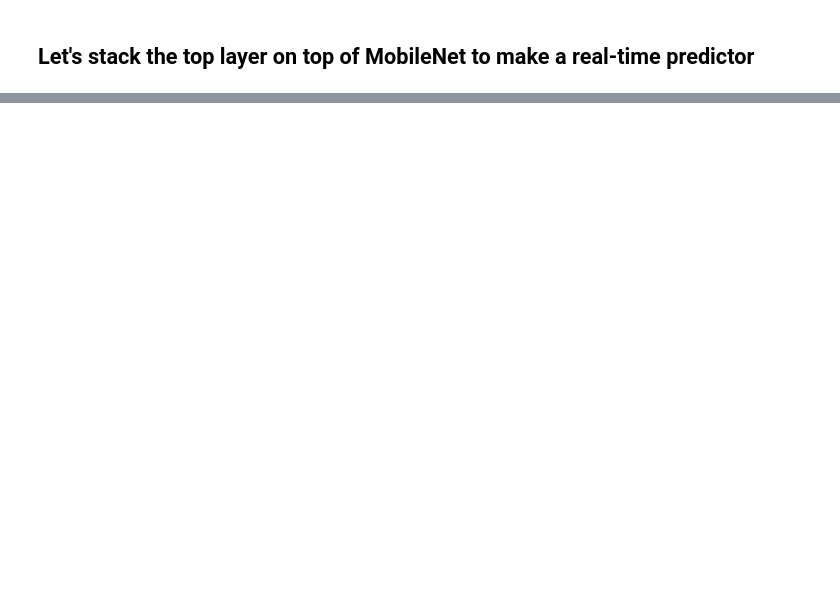
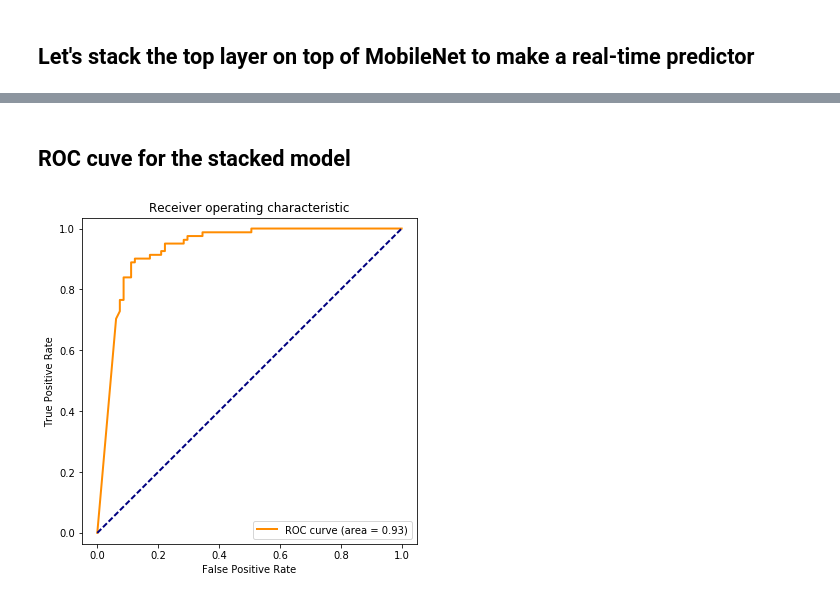
Before and after one commit to brtknr/SushiSandwichClassifier, a Jupyter notebook: sushi-or-sandwich-keras.ipynb, the cells around one changed output, grey strips where cells are left out. Cells and saved outputs as stored; diff of their text form; code cells hidden in the pictures; blank space fills up the shorter version.

```diff
--- a/sushi-or-sandwich-keras.ipynb
+++ b/sushi-or-sandwich-keras.ipynb
@@ -426,0 +694,6 @@ for ix,(im,l,p) in enumerate(zip(images,labels,predictions.flatten())):
+# %% [markdown]
+## ROC cuve for the stacked model
+# %%
+plot_roc_curve(model_stacked, test_generator)
+# %% [output]
+[figure, added]
```
Also changed, not shown: parts of 16 cells of this notebook, 2 other files.
